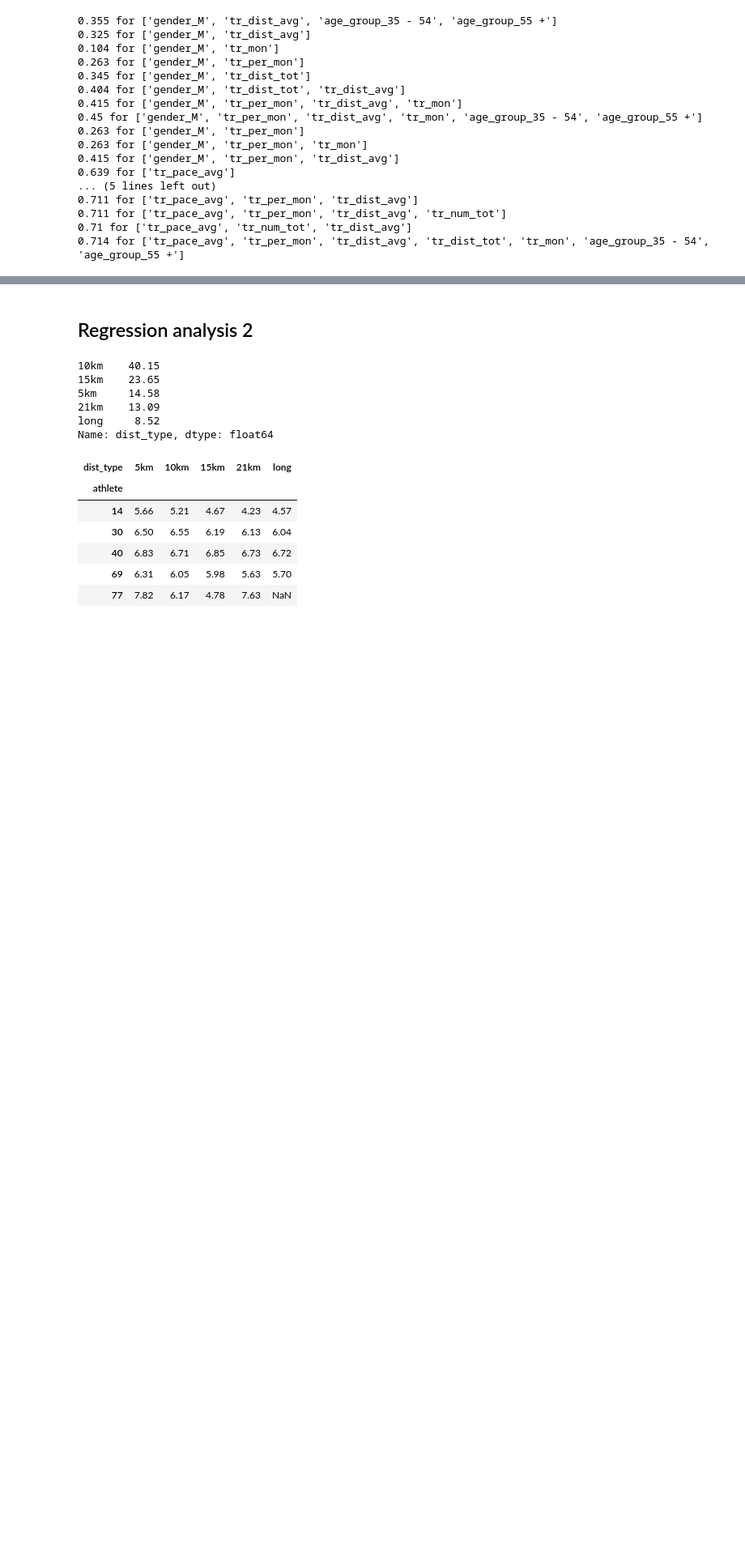
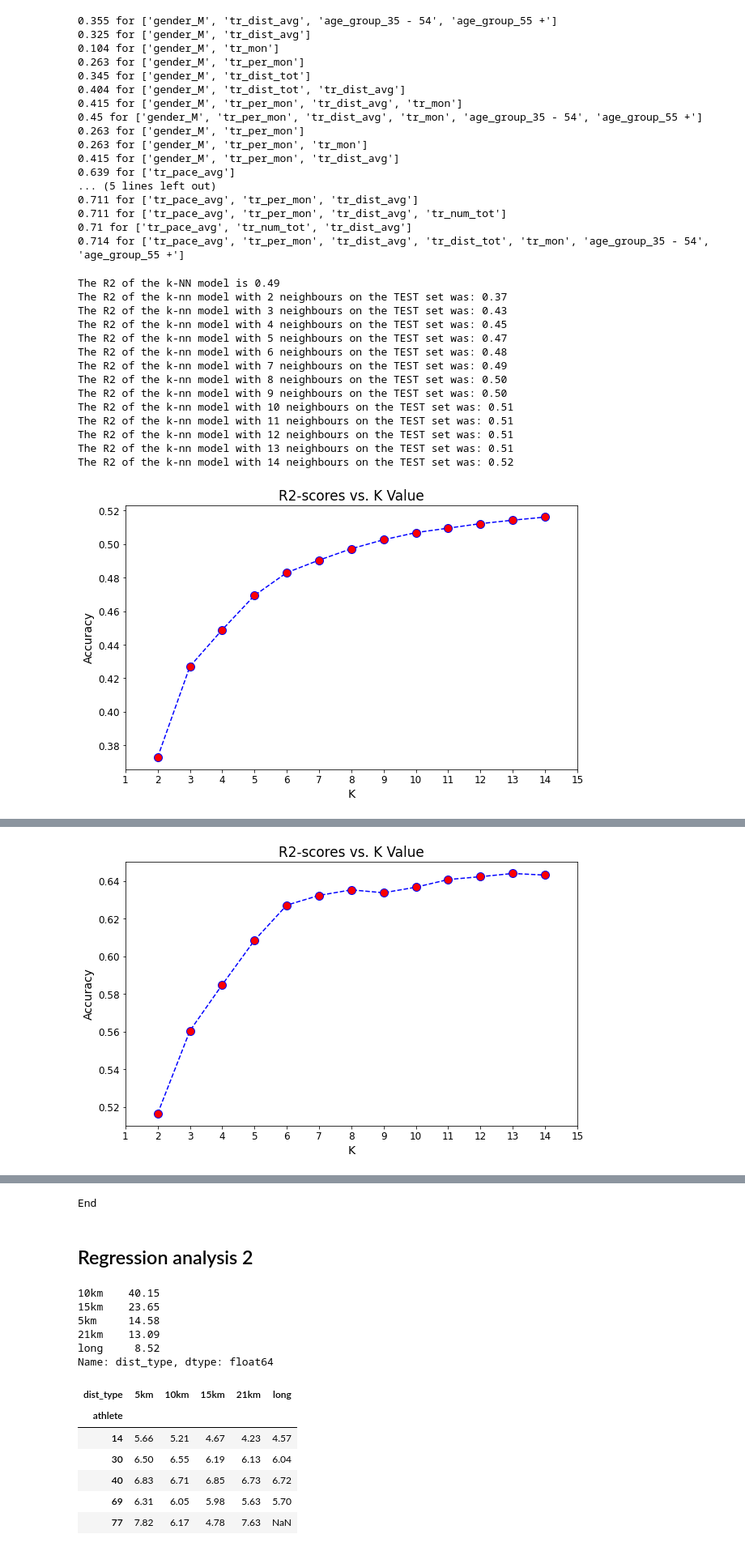
Before and after one commit to dmitry-an-git/ironhack_project_1, a Jupyter notebook: lab_marathon.ipynb, the cells around one changed output, grey strips where cells are left out. Shown at 81% size. Saved outputs shown, nothing was run; the diff lists cells and outputs as text; code cells hidden in the pictures; blank space fills up the shorter version.

```diff
--- a/lab_marathon.ipynb
+++ b/lab_marathon.ipynb
@@ -706,3 +719,73 @@ for i in regressors:
 0.711 for ['tr_pace_avg', 'tr_per_mon', 'tr_dist_avg', 'tr_num_tot']
 0.71 for ['tr_pace_avg', 'tr_num_tot', 'tr_dist_avg']
 0.714 for ['tr_pace_avg', 'tr_per_mon', 'tr_dist_avg', 'tr_dist_tot', 'tr_mon', 'age_group_35 - 54', 'age_group_55 +']
+# %%
+def super_knn_regression2(cols):
+
+    db=reg1_db_mod
+    y = reg1_db['marathon_pace']
+    if len(cols)==1:
+        X = db[cols].values.reshape(-1,1)
+    else: X = db[cols]
+
+    X_train, X_test, y_train, y_test = train_test_split(X, y, test_size=0.3, random_state=42)
+
+    knn = KNeighborsRegressor(n_neighbors=3)
+    knn.fit(X_train, y_train)
+
+    knn_score = knn.score(X_test, y_test)
+    print("The R2 of the k-NN model is {:.2f}".format(knn_score))
+
+    # a loop :
+    knn_models = []  #empty list to store every knn models
+    scores = []
+    for k in range(2,15):
+        model = KNeighborsRegressor(n_neighbors=k, weights='distance')
+        model.fit(X_train, y_train)
+        knn_models.append(model)
+        scores.append(model.score(X_test, y_test))
+
+    # then evaluate the score for each k :
+    for index,score in enumerate(scores):
+        print("The R2 of the k-nn model with {} neighbours on the TEST set was: {:.2f}".format(index+2,score))
+
+    plt.figure(figsize=(10,6))
+    plt.plot(range(2,15),scores,color = 'blue', linestyle='dashed',
+         marker='o', markerfacecolor='red', markersize=10)
+    plt.title('R2-scores vs. K Value')
+    plt.xticks(range(1,16))
+    plt.xlabel('K')
+    plt.ylabel('Accuracy')
+    plt.show()
+
+    print('End')
+    return
+
+
+regressors = [['tr_pace_avg'],
+              ['tr_pace_avg', 'tr_per_mon', 'tr_dist_avg'],
+              ['tr_pace_avg', 'tr_dist_avg', 'tr_num_tot']
+
+]
+
+for i in regressors:
+    super_knn_regression2(i)
+
+#'5km_dist', '10km_dist', '15km_dist', '21km_dist',
+#'5km_pace', '10km_pace', '15km_pace', '21km_pace',
+# %% [output]
+The R2 of the k-NN model is 0.49
+The R2 of the k-nn model with 2 neighbours on the TEST set was: 0.37
+The R2 of the k-nn model with 3 neighbours on the TEST set was: 0.43
+The R2 of the k-nn model with 4 neighbours on the TEST set was: 0.45
+The R2 of the k-nn model with 5 neighbours on the TEST set was: 0.47
+The R2 of the k-nn model with 6 neighbours on the TEST set was: 0.48
+The R2 of the k-nn model with 7 neighbours on the TEST set was: 0.49
+The R2 of the k-nn model with 8 neighbours on the TEST set was: 0.50
+The R2 of the k-nn model with 9 neighbours on the TEST set was: 0.50
+The R2 of the k-nn model with 10 neighbours on the TEST set was: 0.51
+The R2 of the k-nn model with 11 neighbours on the TEST set was: 0.51
+The R2 of the k-nn model with 12 neighbours on the TEST set was: 0.51
+The R2 of the k-nn model with 13 neighbours on the TEST set was: 0.51
+The R2 of the k-nn model with 14 neighbours on the TEST set was: 0.52
+[figure, added]
@@ -708,0 +807 @@ for i in regressors:
+[figure, added]
@@ -709,3 +824,4 @@ for i in regressors:
+End
 # %% [markdown]
 ## Regression analysis 2
 # %%
```
Also changed, not shown: parts of 18 cells of this notebook, 2 other files.
